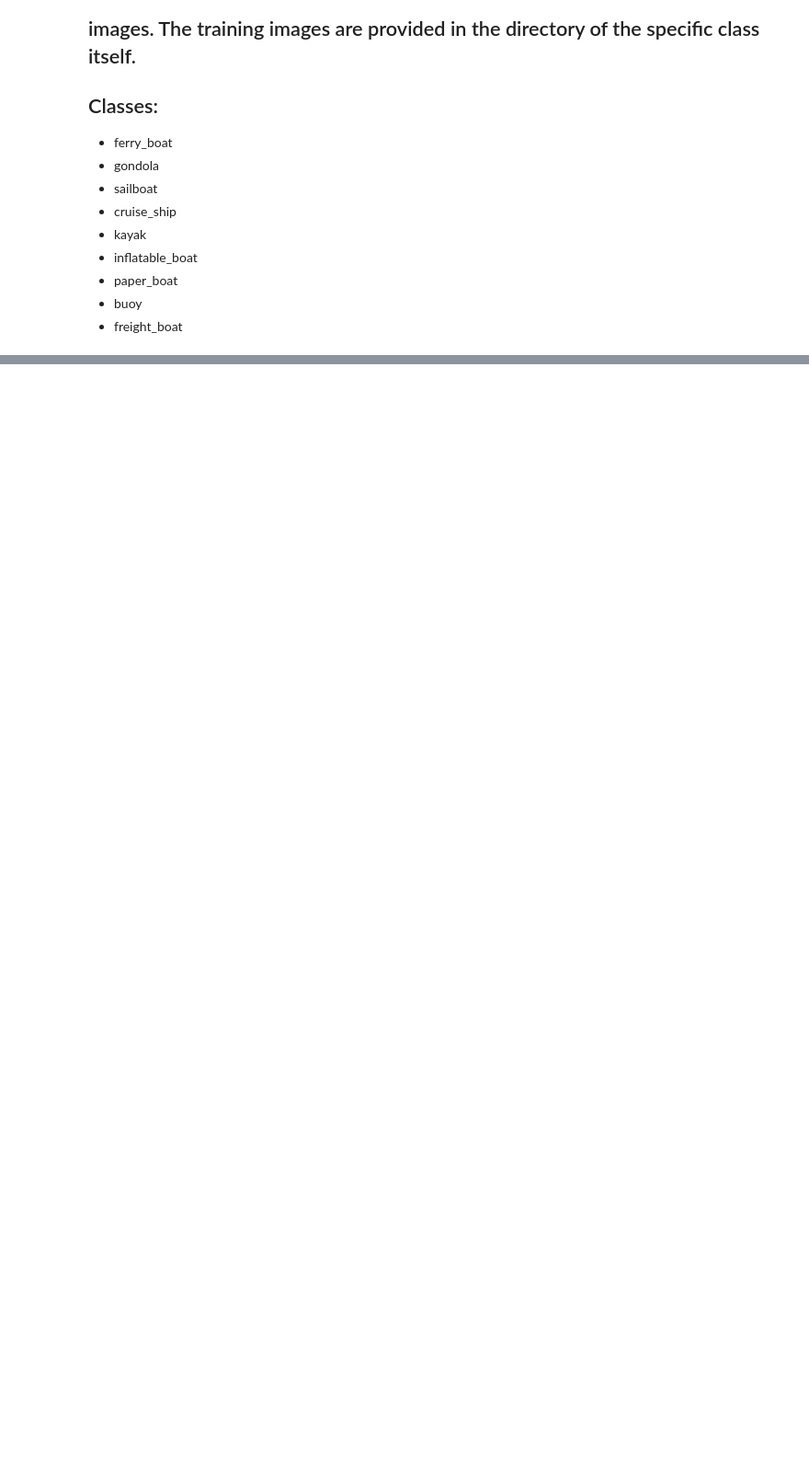
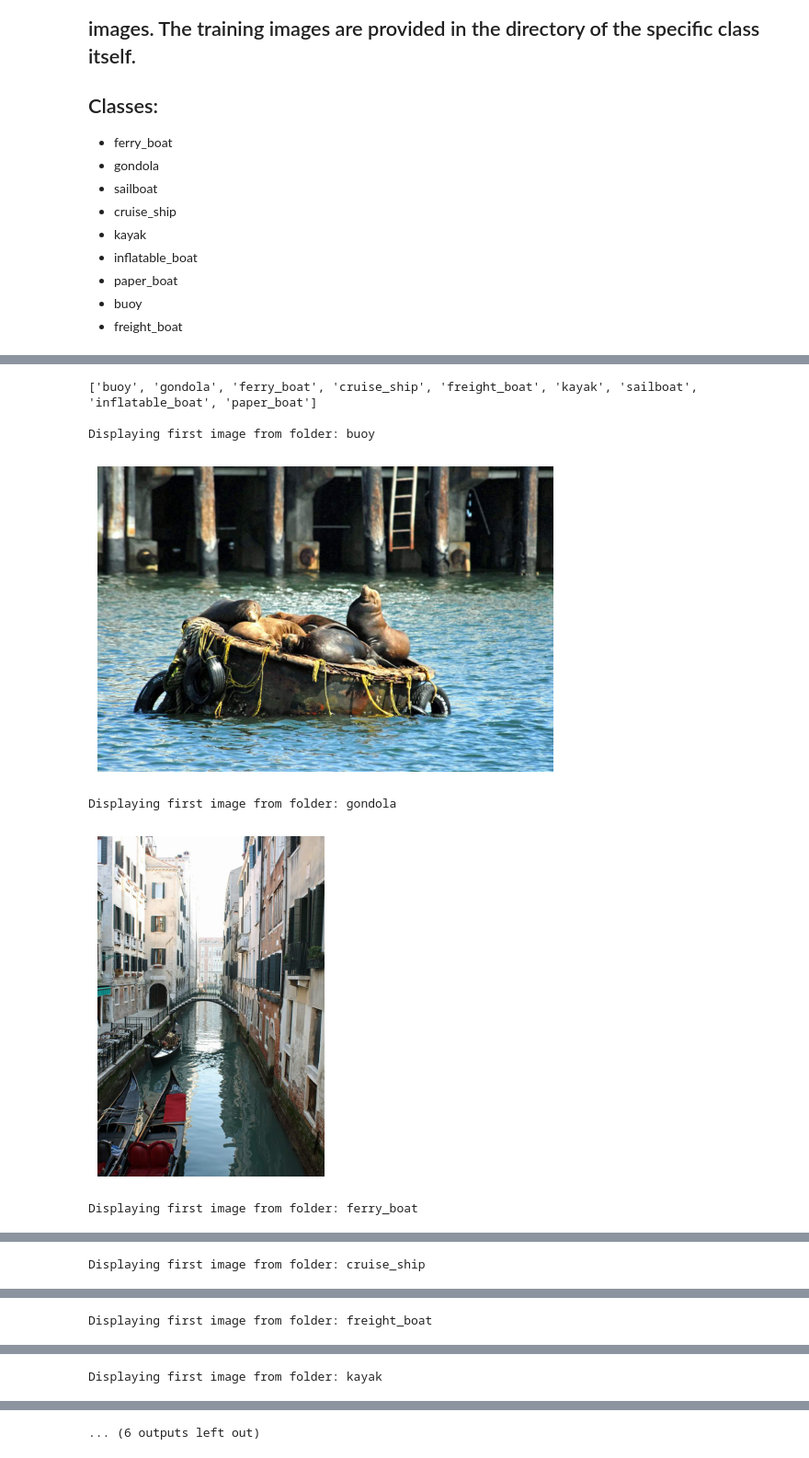
Before and after one commit to OsorioEL/BoatClassification_CNN_and_TransferLearning_Project, a Jupyter notebook: BoatClassification_CNN_TransferLearning.ipynb, the cells around one changed output, grey strips where cells are left out. Shown at 92% size. Cells and saved outputs as stored; diff of their text form; code cells hidden in the pictures; blank space fills up the shorter version.

Commit message:
Defining where data images are found and displaying first from each dataset folder

```diff
--- a/BoatClassification_CNN_TransferLearning.ipynb
+++ b/BoatClassification_CNN_TransferLearning.ipynb
@@ -62,0 +80,31 @@ information and possible workarounds, please see
+# %%
+
+# Defining base path where dataset is located
+base_dir = os.path.join(os.getcwd(), 'Automating_Port_Operations_dataset')
+
+# Getting only visible directories (exclude hidden directories like .DS_Store)
+image_dirs = [d for d in os.listdir(base_dir) if not d.startswith('.')]
+
+print(image_dirs)
+print()
+
+# Function to display single image given an image path
+def display_image(image_path):
+    img = Image.open(image_path)
+    plt.imshow(img)
+    plt.axis('off')
+    plt.show()
+
+# Displaying the first image in each directory in image_dirs
+for d in image_dirs:
+    image_path = os.path.join(base_dir, d, os.listdir(os.path.join(base_dir, d))[0])
+    print(f"Displaying first image from folder: {d}")
+    display_image(image_path)
+# %% [output]
+['buoy', 'gondola', 'ferry_boat', 'cruise_ship', 'freight_boat', 'kayak', 'sailboat', 'inflatable_boat', 'paper_boat']
+
+Displaying first image from folder: buoy
+[figure, added]
+Displaying first image from folder: gondola
+[figure, added]
+Displaying first image from folder: ferry_boat
@@ -62,0 +112 @@ information and possible workarounds, please see
+Displaying first image from folder: cruise_ship
@@ -62,0 +114 @@ information and possible workarounds, please see
+Displaying first image from folder: freight_boat
@@ -62,0 +116 @@ information and possible workarounds, please see
+Displaying first image from folder: kayak
@@ -62,0 +118 @@ information and possible workarounds, please see
+... (6 outputs left out)
```
Also changed, not shown: parts of 3 cells of this notebook, 1 other file.
